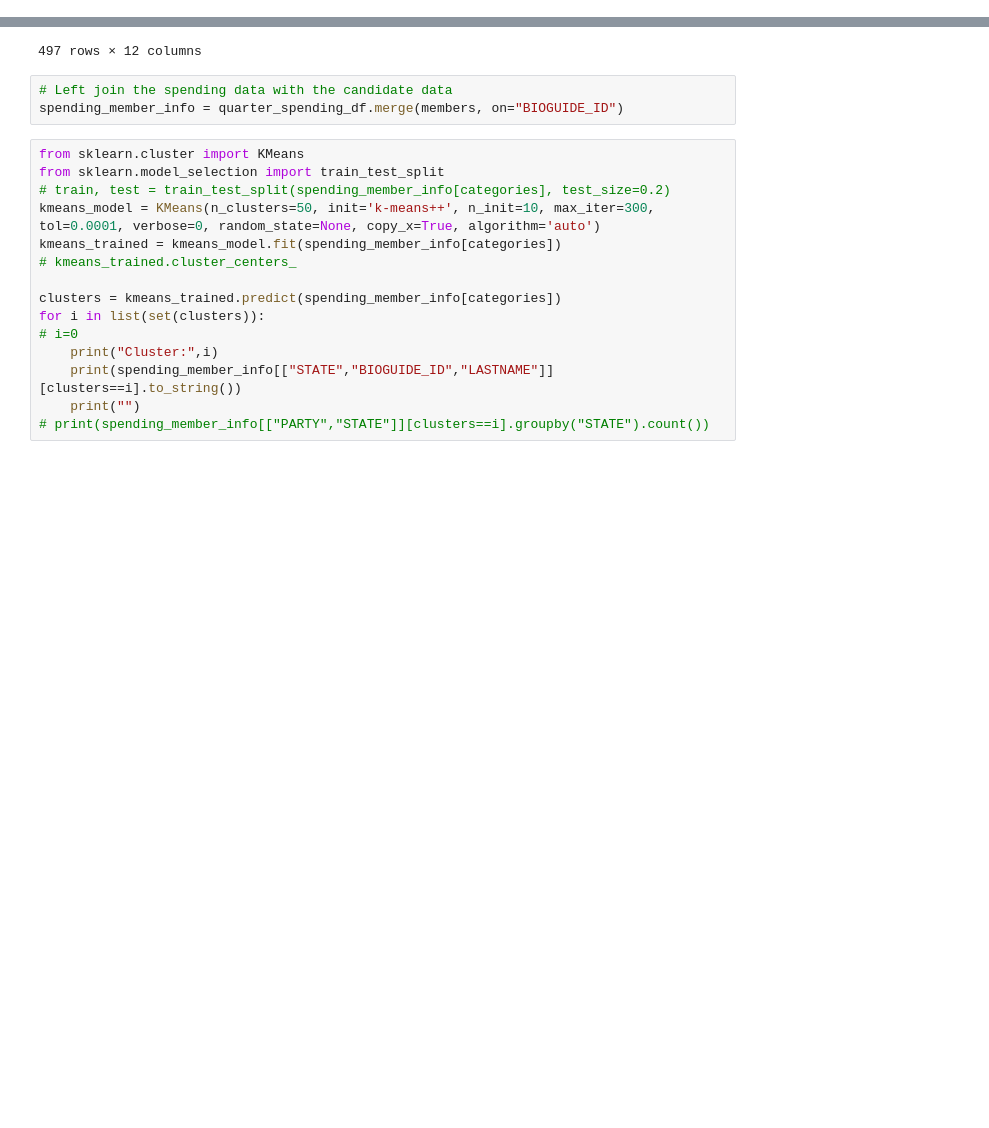
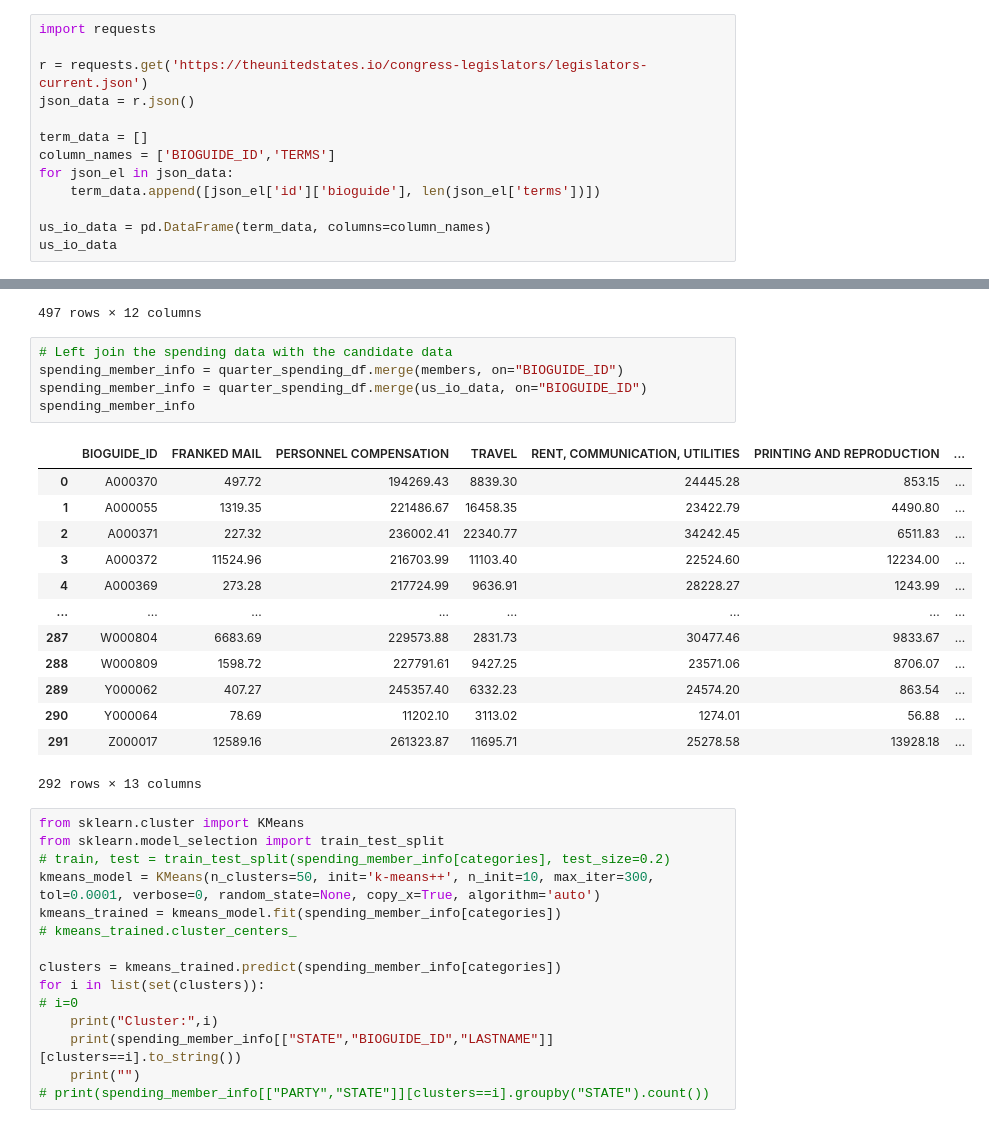
Before and after one commit to AndrewTrackim/cmsc320-final, a Jupyter notebook: final_tutorial.ipynb, the cells around one changed output, grey strips where cells are left out. Cells and saved outputs as stored; diff of their text form; blank space fills up the shorter version.

Commit message:
importing data from json file to get senority of members

```diff
--- a/final_tutorial.ipynb
+++ b/final_tutorial.ipynb
@@ -145,3 +145,16 @@ members
 | 2425 | Zschau | Edwin V. W. | Republican | California | Z000014 |
 | 2426 | Zwach | John M. | Republican | Minnesota | Z000016 |
 2427 rows × 5 columns
+# %%
+import requests
+
+r = requests.get('https://theunitedstates.io/congress-legislators/legislators-current.json')
+json_data = r.json()
+
+term_data = []
+column_names = ['BIOGUIDE_ID','TERMS']
+for json_el in json_data:
+    term_data.append([json_el['id']['bioguide'], len(json_el['terms'])])
+
+us_io_data = pd.DataFrame(term_data, columns=column_names)
+us_io_data
@@ -189,6 +216,22 @@ quarter_spending_df
 # %%
 # Left join the spending data with the candidate data
 spending_member_info = quarter_spending_df.merge(members, on="BIOGUIDE_ID")
+spending_member_info = quarter_spending_df.merge(us_io_data, on="BIOGUIDE_ID")
+spending_member_info
+# %% [output]
+|  | BIOGUIDE_ID | FRANKED MAIL | PERSONNEL COMPENSATION | TRAVEL | RENT, COMMUNICATION, UTILITIES | PRINTING AND REPRODUCTION | ... |
+| 0 | A000370 | 497.72 | 194269.43 | 8839.30 | 24445.28 | 853.15 | ... |
+| 1 | A000055 | 1319.35 | 221486.67 | 16458.35 | 23422.79 | 4490.80 | ... |
+| 2 | A000371 | 227.32 | 236002.41 | 22340.77 | 34242.45 | 6511.83 | ... |
+| 3 | A000372 | 11524.96 | 216703.99 | 11103.40 | 22524.60 | 12234.00 | ... |
+| 4 | A000369 | 273.28 | 217724.99 | 9636.91 | 28228.27 | 1243.99 | ... |
+| ... | ... | ... | ... | ... | ... | ... | ... |
+| 287 | W000804 | 6683.69 | 229573.88 | 2831.73 | 30477.46 | 9833.67 | ... |
+| 288 | W000809 | 1598.72 | 227791.61 | 9427.25 | 23571.06 | 8706.07 | ... |
+| 289 | Y000062 | 407.27 | 245357.40 | 6332.23 | 24574.20 | 863.54 | ... |
+| 290 | Y000064 | 78.69 | 11202.10 | 3113.02 | 1274.01 | 56.88 | ... |
+| 291 | Z000017 | 12589.16 | 261323.87 | 11695.71 | 25278.58 | 13928.18 | ... |
+292 rows × 13 columns
 # %%
 from sklearn.cluster import KMeans
 from sklearn.model_selection import train_test_split
```
Also changed, not shown: parts of 2 cells of this notebook.
